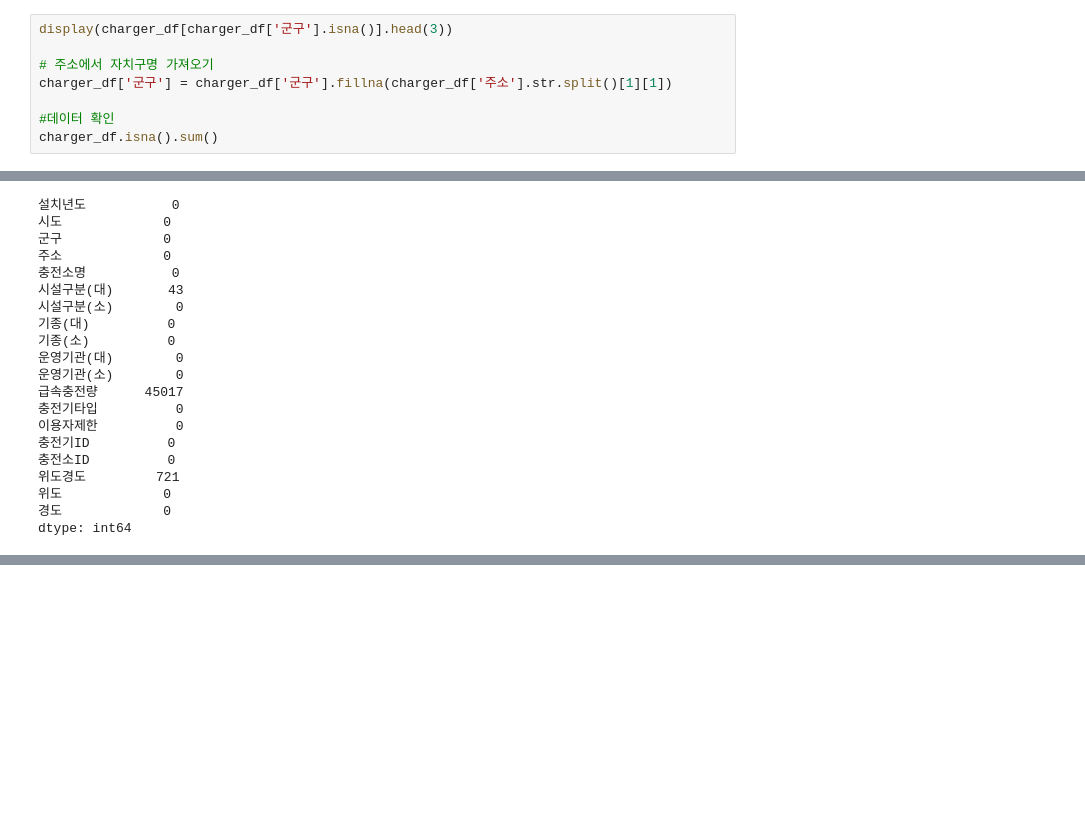
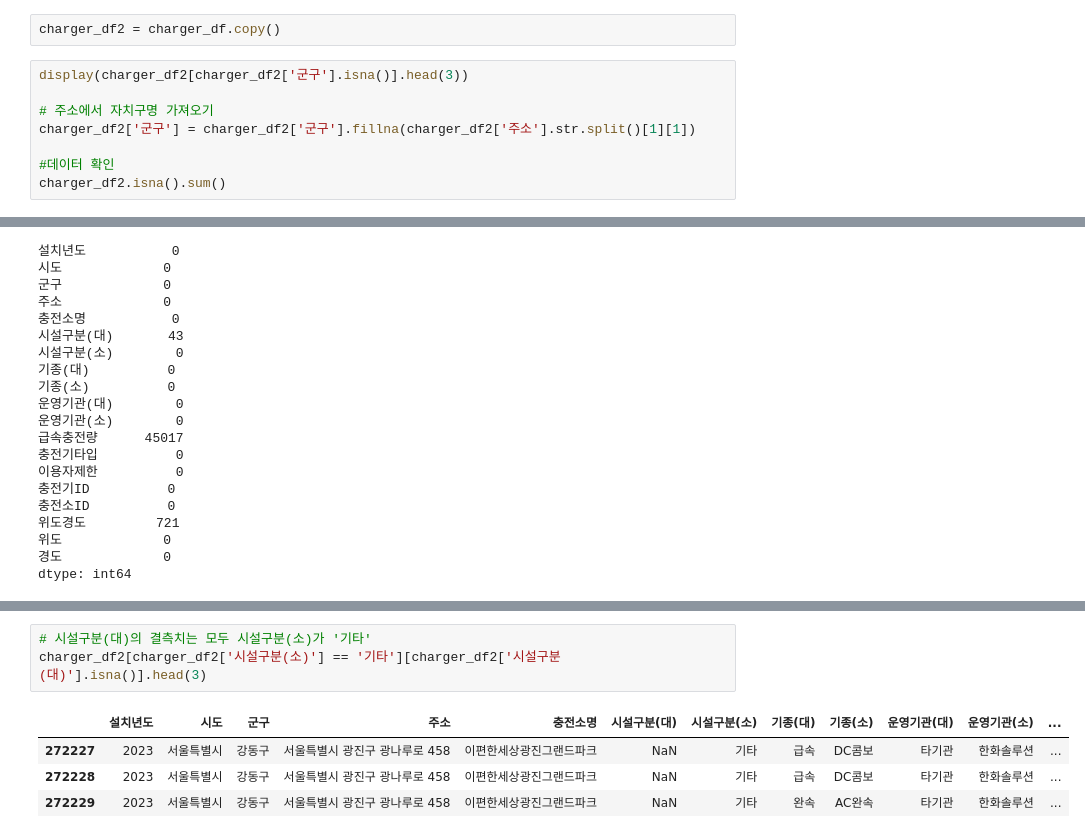
Before and after one commit to Sookyeong-k/MillionVolt, a Jupyter notebook: 전처리_충전소.ipynb, the cells around one changed output, grey strips where cells are left out. Drawn from its saved outputs; the diff is of its cells as text; blank space fills up the shorter version.

```diff
--- a/전처리_충전소.ipynb
+++ b/전처리_충전소.ipynb
@@ -235,11 +235,13 @@ dtype: int64
+# %%
+charger_df2 = charger_df.copy()
 # %%
-display(charger_df[charger_df['군구'].isna()].head(3))
+display(charger_df2[charger_df2['군구'].isna()].head(3))
 
 # 주소에서 자치구명 가져오기
-charger_df['군구'] = charger_df['군구'].fillna(charger_df['주소'].str.split()[1][1])
+charger_df2['군구'] = charger_df2['군구'].fillna(charger_df2['주소'].str.split()[1][1])
 
 #데이터 확인
-charger_df.isna().sum()
+charger_df2.isna().sum()
 # %% [output]
 |  | 설치년도 | 시도 | 군구 | 주소 | 충전소명 | 시설구분(대) | 시설구분(소) | 기종(대) | 기종(소) | 운영기관(대) | 운영기관(소) | ... |
 | 81653 | 2023 | 서울특별시 | NaN | 서울 강서구 공항대로59길 64 | 한사랑2차삼성아파트 | 공동주택시설 | 아파트 | 완속 | AC완속 | 타기관(보조금) | 지에스커넥트 | ... |
@@ -272 +280,9 @@ dtype: int64
+# %%
+# 시설구분(대)의 결측치는 모두 시설구분(소)가 '기타'
+charger_df2[charger_df2['시설구분(소)'] == '기타'][charger_df2['시설구분(대)'].isna()].head(3)
+# %% [output]
+|  | 설치년도 | 시도 | 군구 | 주소 | 충전소명 | 시설구분(대) | 시설구분(소) | 기종(대) | 기종(소) | 운영기관(대) | 운영기관(소) | ... |
+| 272227 | 2023 | 서울특별시 | 강동구 | 서울특별시 광진구 광나루로 458 | 이편한세상광진그랜드파크 | NaN | 기타 | 급속 | DC콤보 | 타기관 | 한화솔루션 | ... |
+| 272228 | 2023 | 서울특별시 | 강동구 | 서울특별시 광진구 광나루로 458 | 이편한세상광진그랜드파크 | NaN | 기타 | 급속 | DC콤보 | 타기관 | 한화솔루션 | ... |
+| 272229 | 2023 | 서울특별시 | 강동구 | 서울특별시 광진구 광나루로 458 | 이편한세상광진그랜드파크 | NaN | 기타 | 완속 | AC완속 | 타기관 | 한화솔루션 | ... |
 # %%
```
Also changed, not shown: parts of 25 cells of this notebook, 1 other file.
